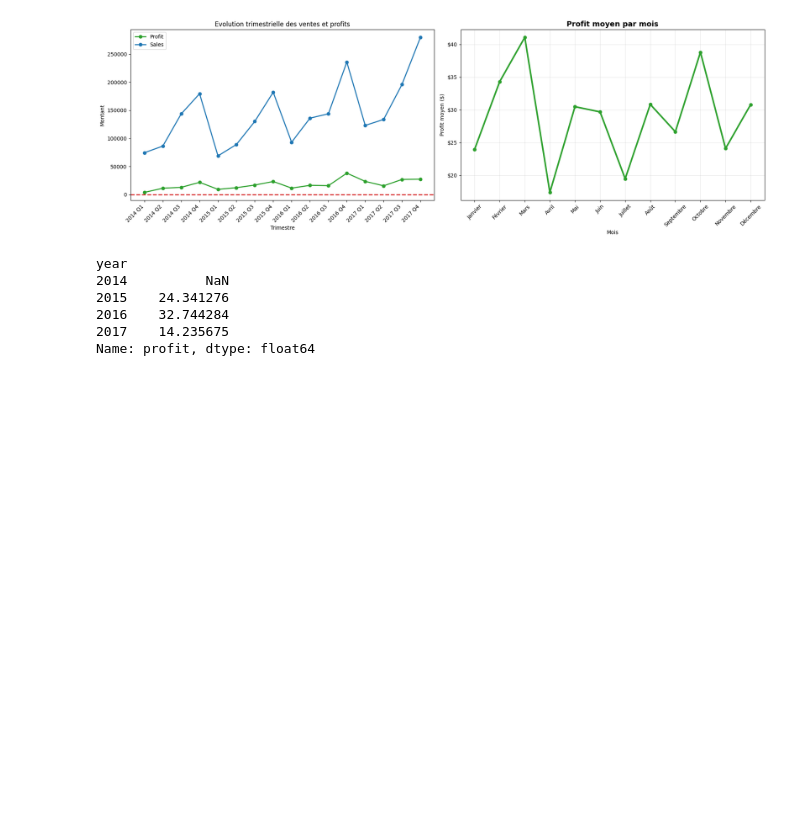
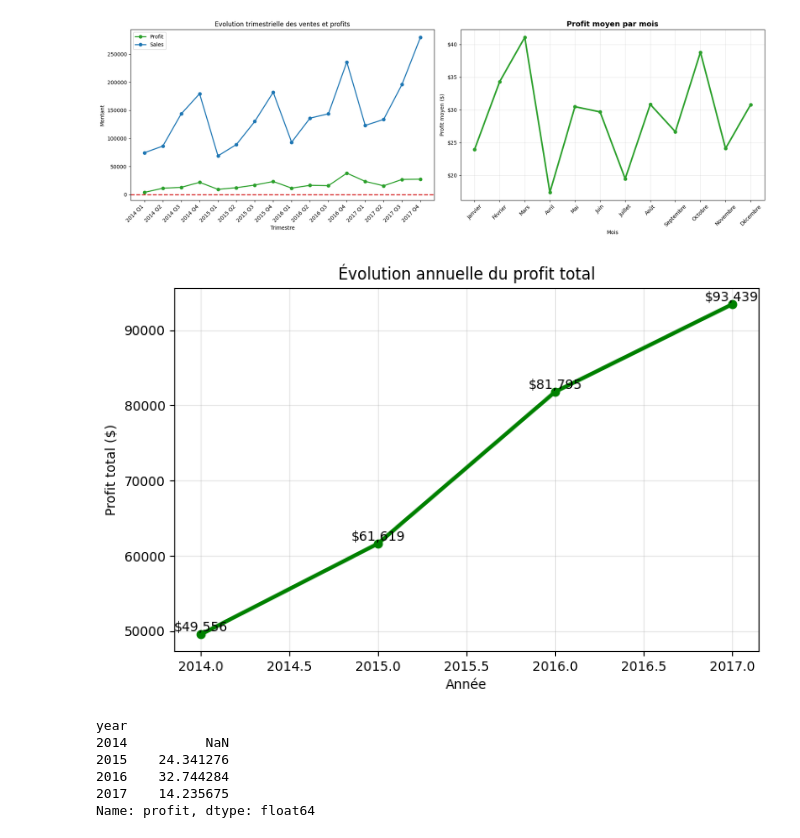
Before and after one commit to msshaqura/project_superstore, a Jupyter notebook: notebooks/sample_superstore.ipynb, the cells around one changed output. Drawn from its saved outputs; the diff is of its cells as text; code cells hidden in the pictures; blank space fills up the shorter version.

```diff
--- a/notebooks/sample_superstore.ipynb
+++ b/notebooks/sample_superstore.ipynb
@@ -679,6 +662,23 @@ plt.tight_layout()
 plt.show()
 # %% [output]
 [figure]
+# %%
+import matplotlib.pyplot as plt
+
+plt.figure(figsize=(8,5))
+profit_annuel.plot(marker="o", linewidth=3, color="green")
+
+for i, value in enumerate(profit_annuel):
+    plt.text(profit_annuel.index[i], value, f"${value:,.0f}",
+             ha="center", va="bottom")
+
+plt.title("Évolution annuelle du profit total")
+plt.xlabel("Année")
+plt.ylabel("Profit total ($)")
+plt.grid(alpha=0.3)
+plt.show()
+# %% [output]
+[figure, added]
 # %%
 "croissance annuelle"
 
```
Also changed, not shown: parts of 65 cells of this notebook.
